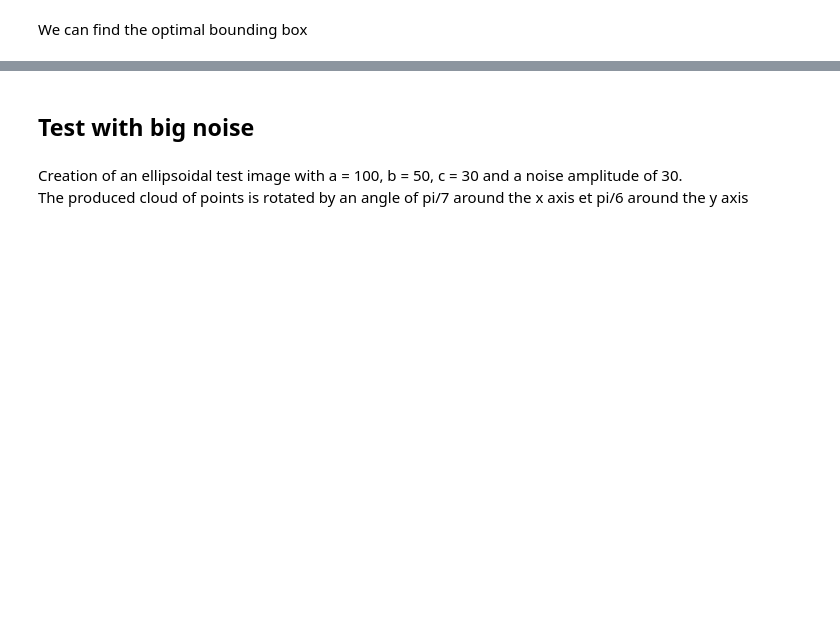
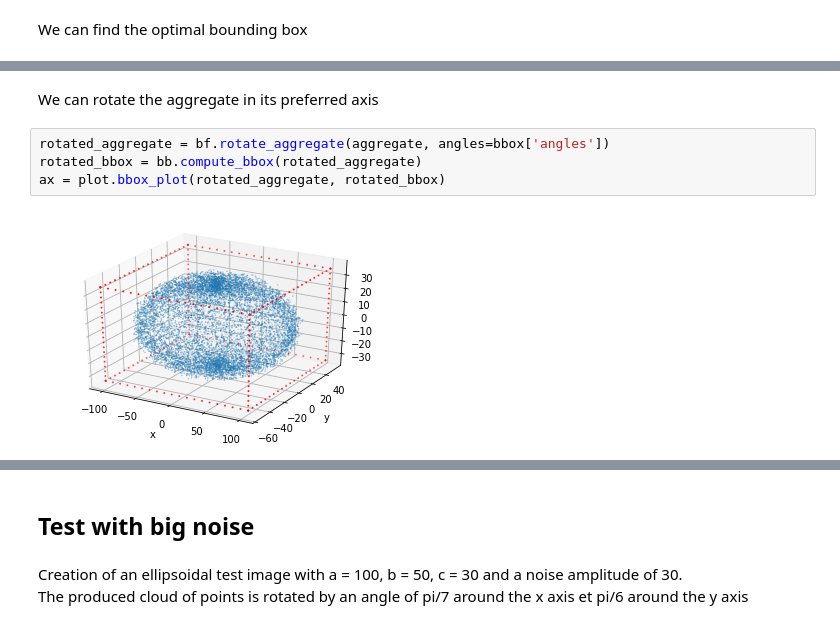
Before and after one commit to D-FS/Cuttings, a Jupyter notebook: bounding_ellispoid_notebook.ipynb, the cells around one changed output, grey strips where cells are left out. Drawn from its saved outputs; the diff is of its cells as text; blank space fills up the shorter version.

```diff
--- a/bounding_ellispoid_notebook.ipynb
+++ b/bounding_ellispoid_notebook.ipynb
@@ -39,0 +36,8 @@ TypeError: bbox_optim() takes 1 positional argument but 2 were given
+# %% [markdown]
+We can rotate the aggregate in its preferred axis
+# %%
+rotated_aggregate = bf.rotate_aggregate(aggregate, angles=bbox['angles'])
+rotated_bbox = bb.compute_bbox(rotated_aggregate)
+ax = plot.bbox_plot(rotated_aggregate, rotated_bbox)
+# %% [output]
+[figure, added]
```
Also changed, not shown: parts of 20 cells of this notebook, 2 other files.
